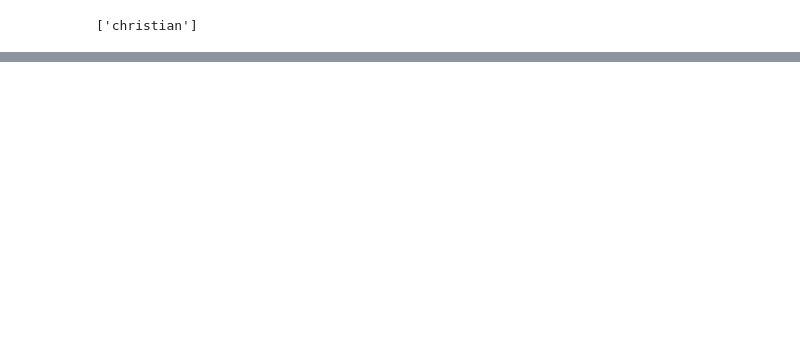
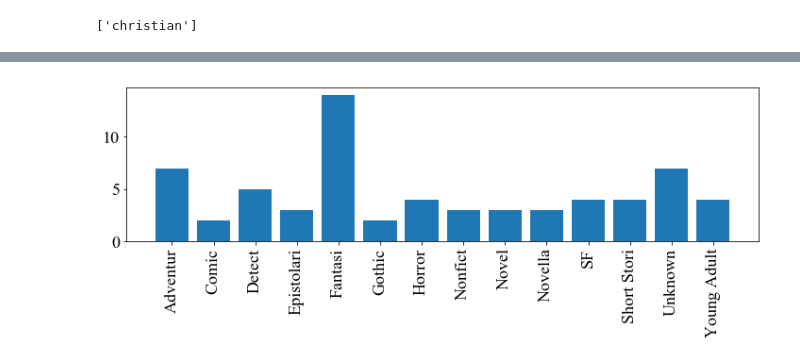
Before and after one commit to voschezang/book-genre-prediction, a Jupyter notebook: src/ml.ipynb, the cells around one changed output, grey strips where cells are left out. Cells and saved outputs as stored; diff of their text form; code cells hidden in the pictures; blank space fills up the shorter version.

```diff
--- a/src/ml.ipynb
+++ b/src/ml.ipynb
@@ -251,0 +260,3 @@ print(correct/float(incorrect + correct), correct, incorrect, correct+incorrect)
+# %%
+counter = Counter(c)
+counter
@@ -251,0 +285,11 @@ print(correct/float(incorrect + correct), correct, incorrect, correct+incorrect)
+# %%
+def sf(string):
+    if string == 'Science Fiction':
+        string = 'SF'
+    return string
+# %%
+amt = 15
+ls = list(counter.items())
+ls.sort(key=lambda x: x[1])
+data = {sf(k.title()):v for k,v in ls[-1 * amt:-1] }
+data
@@ -251,0 +311,29 @@ print(correct/float(incorrect + correct), correct, incorrect, correct+incorrect)
+# %%
+font_path = config.dataset_dir + 'Open_Sans_Condensed/OpenSansCondensed-Light.ttf'
+# %%
+import matplotlib.pyplot as plt
+import matplotlib.font_manager as fm
+from matplotlib import rcParams
+rcParams['font.family'] = 'sans-serif'
+# rcParams['font.sans-serif'] = [
+#     'Times New Roman', 'Tahoma', 'DejaVu Sans', 'Lucida Grande', 'Verdana'
+# ]
+# rcParams['font'] = font_path
+
+rcParams['font.size'] = 18
+
+prop = fm.FontProperties(fname=font_path)
+# ax.set_title('This is some random font', fontproperties=prop, size=32)
+
+# data = {'apples': 10, 'oranges': 15, 'lemons': 5, 'limes': 20}
+names = list(data.keys())
+values = list(data.values())
+
+fig, axs = plt.subplots(1, 1, figsize=(12, 3))#, figsize=(9, 3), sharey=True)
+axs.bar(names, values)
+plt.xticks(rotation=90)
+plt.fontproperties = prop
+plt.savefig('../plot/correct_labels.png')
+# fig.suptitle('Categorical Plotting')
+# %% [output]
+[figure, added]
```
Also changed, not shown: parts of 16 cells of this notebook, 2 other files.
